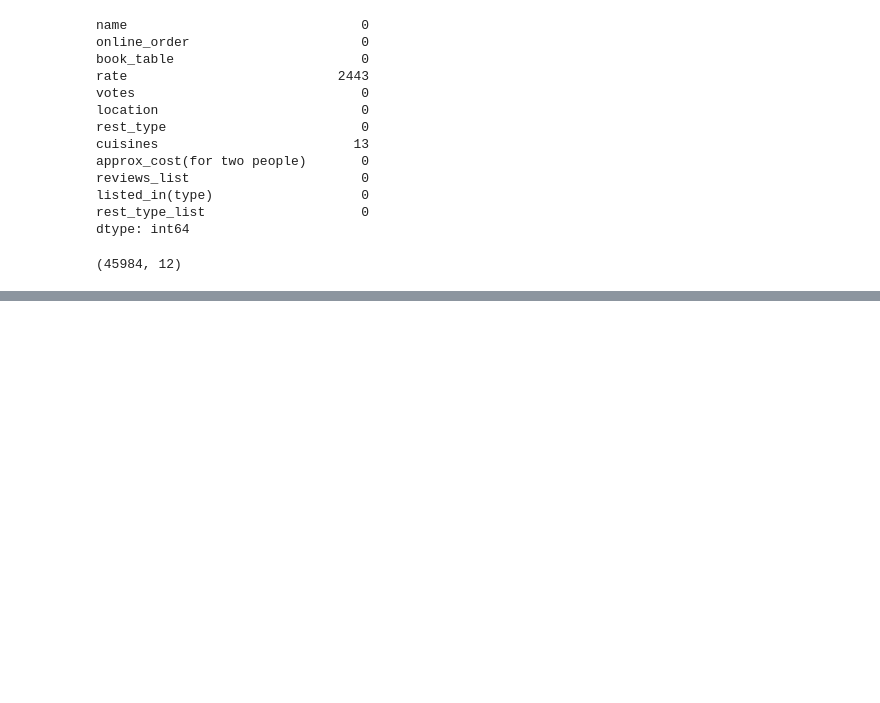
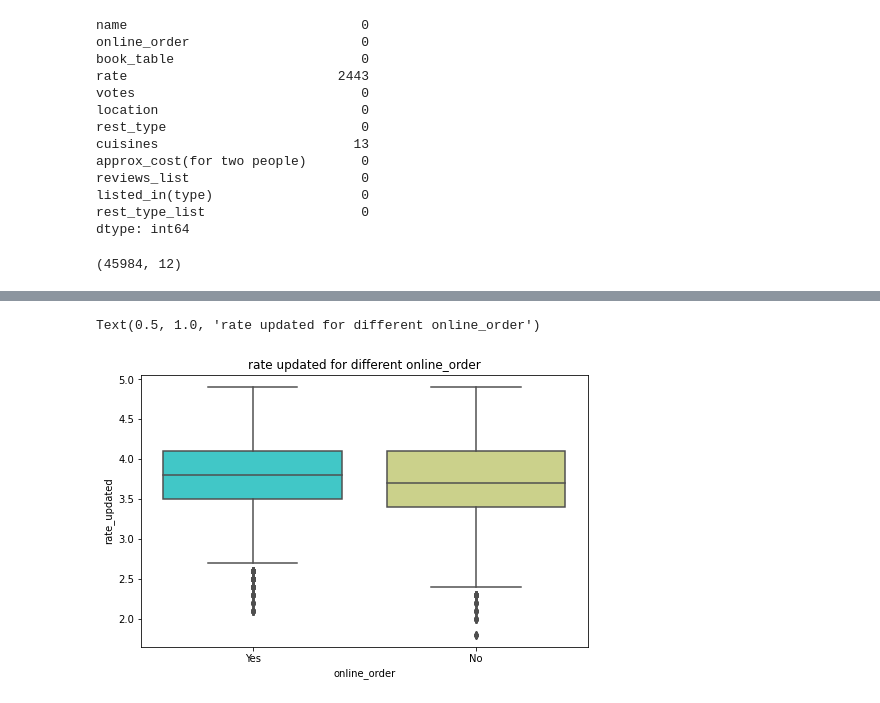
Before and after one commit to Rahul-Thakur30/newton_school_ms-iu-data-science-april-2022-groot, a Jupyter notebook: data_cleaning.ipynb, the cells around one changed output, grey strips where cells are left out. Saved outputs shown, nothing was run; the diff lists cells and outputs as text; code cells hidden in the pictures; blank space fills up the shorter version.

Commit message:
adding zomato boxplots

```diff
--- a/data_cleaning.ipynb
+++ b/data_cleaning.ipynb
@@ -417,0 +427,7 @@ df_grp_location.sort_values(by='top_5_mean_cost',ascending=False)[:10].plot.barh
+# %%
+plt.figure(figsize=(8,5))
+sns.boxplot(x='online_order',y='rate_updated',data=df, palette='rainbow')
+plt.title("rate updated for different online_order")
+# %% [output]
+Text(0.5, 1.0, 'rate updated for different online_order')
+[figure, added]
```
Also changed, not shown: parts of 53 cells of this notebook.
